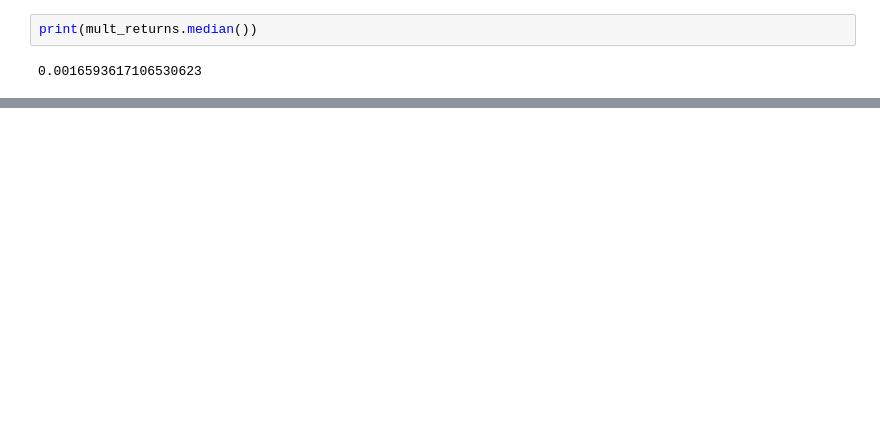
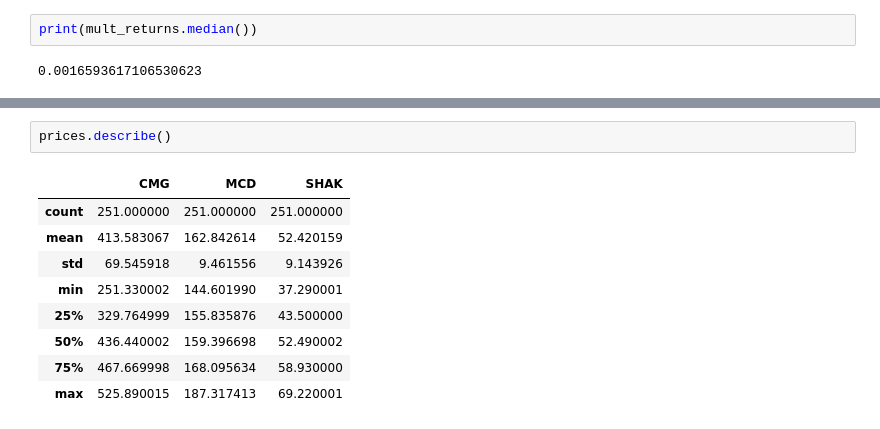
Before and after one commit to sidratulmontaha/python-practice, a Jupyter notebook: L4_pandas.ipynb, the cells around one changed output, grey strips where cells are left out. Saved outputs shown, nothing was run; the diff lists cells and outputs as text; blank space fills up the shorter version.

```diff
--- a/L4_pandas.ipynb
+++ b/L4_pandas.ipynb
@@ -371,0 +537,12 @@ print(mult_returns.median())
+# %%
+prices.describe()
+# %% [output]
+|  | CMG | MCD | SHAK |
+| count | 251.000000 | 251.000000 | 251.000000 |
+| mean | 413.583067 | 162.842614 | 52.420159 |
+| std | 69.545918 | 9.461556 | 9.143926 |
+| min | 251.330002 | 144.601990 | 37.290001 |
+| 25% | 329.764999 | 155.835876 | 43.500000 |
+| 50% | 436.440002 | 159.396698 | 52.490002 |
+| 75% | 467.669998 | 168.095634 | 58.930000 |
+| max | 525.890015 | 187.317413 | 69.220001 |
```
Also changed, not shown: parts of 32 cells of this notebook.
